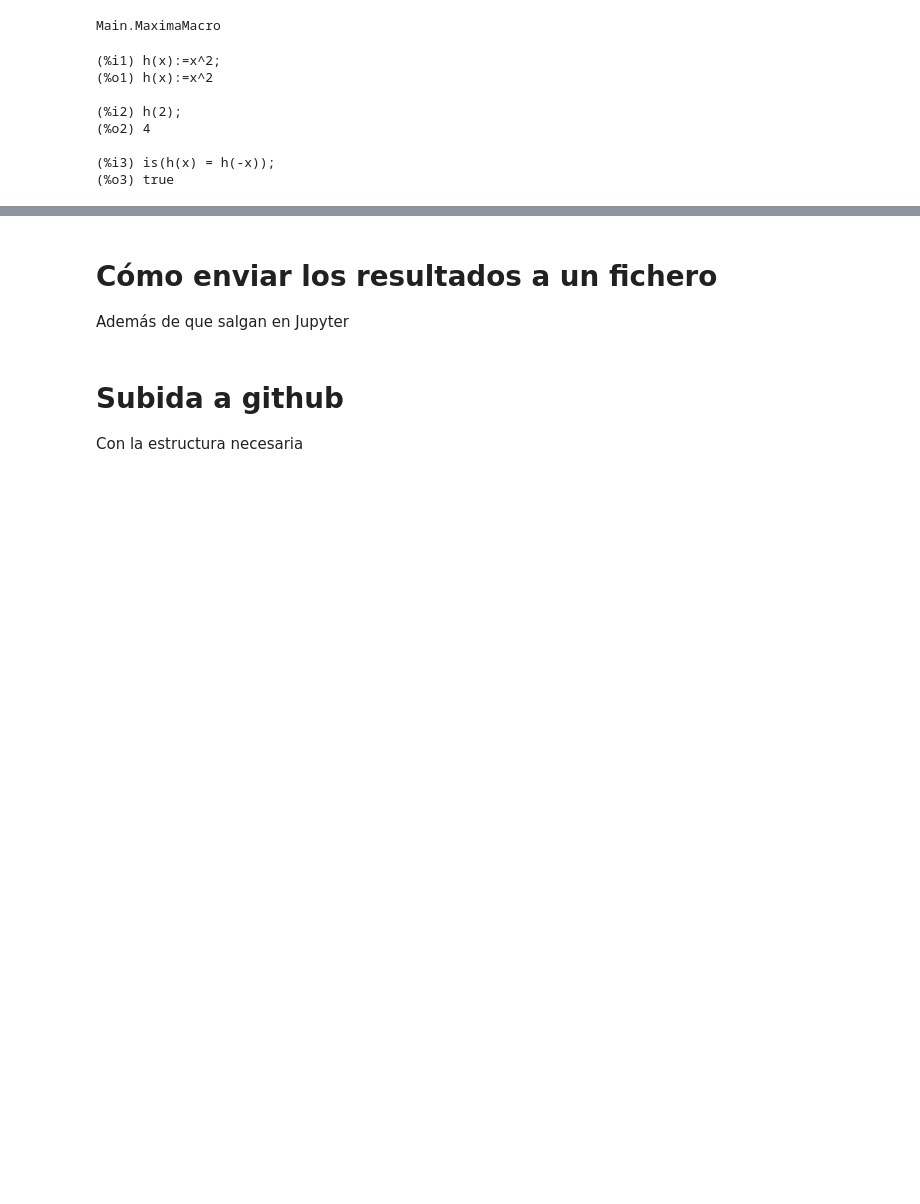
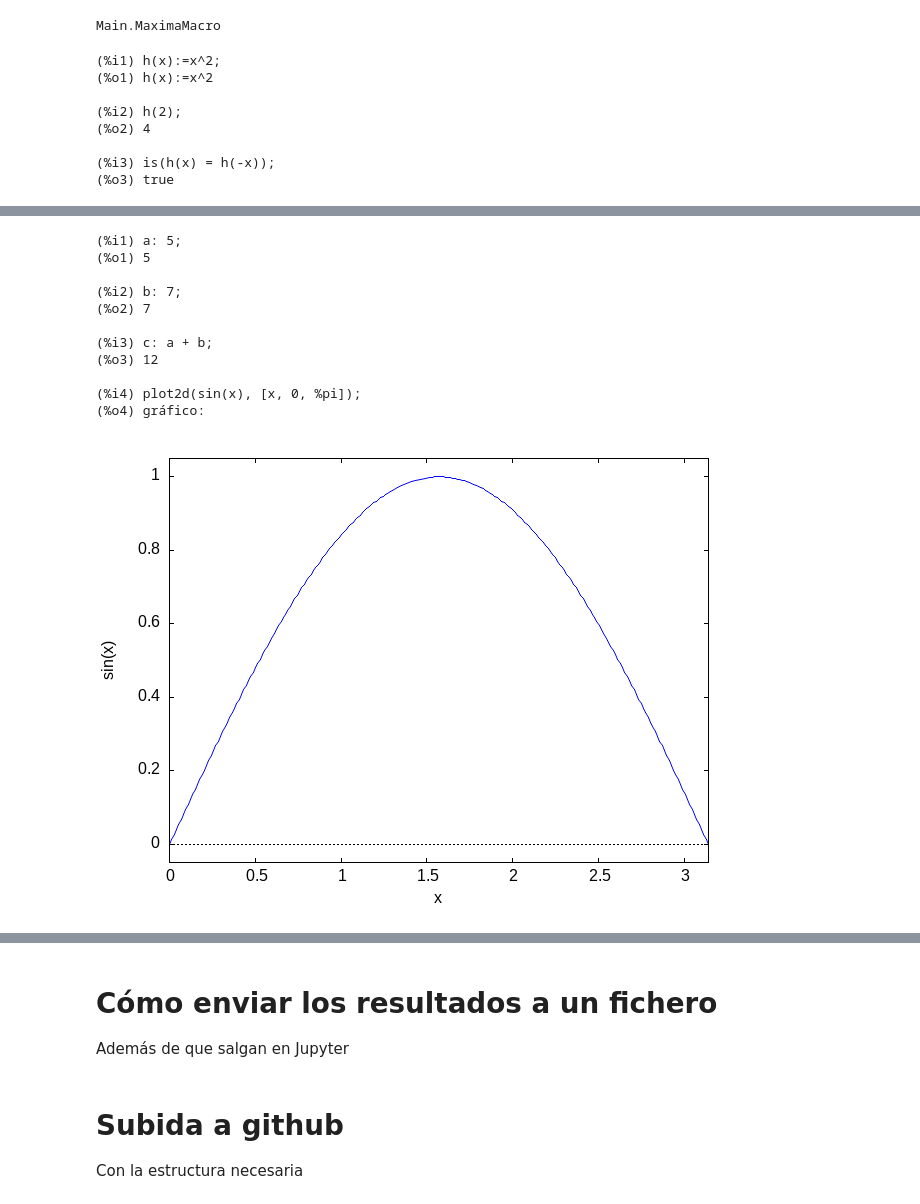
Before and after one commit to imardiego/pruebasWxmaxima, a Jupyter notebook: ejerciciosJulia_PythonMaxima/MacroMaximaJulia.ipynb, the cells around one changed output, grey strips where cells are left out. Saved outputs shown, nothing was run; the diff lists cells and outputs as text; code cells hidden in the pictures; blank space fills up the shorter version.

```diff
--- a/ejerciciosJulia_PythonMaxima/MacroMaximaJulia.ipynb
+++ b/ejerciciosJulia_PythonMaxima/MacroMaximaJulia.ipynb
@@ -2061,0 +2879,23 @@ using .MaximaMacro
+# %%
+using .MaximaMacro
+
+# Ejemplo con estado y gráfico
+@maxima_cell_session(
+    "a: 5",
+    "b: 7",
+    "c: a + b",
+    "plot2d(sin(x), [x, 0, %pi])"
+)
+# %% [output]
+(%i1) a: 5;
+(%o1) 5
+
+(%i2) b: 7;
+(%o2) 7
+
+(%i3) c: a + b;
+(%o3) 12
+
+(%i4) plot2d(sin(x), [x, 0, %pi]);
+(%o4) gráfico:
+[figure, added]
```
Also changed, not shown: parts of 34 cells of this notebook, 18 other files.
